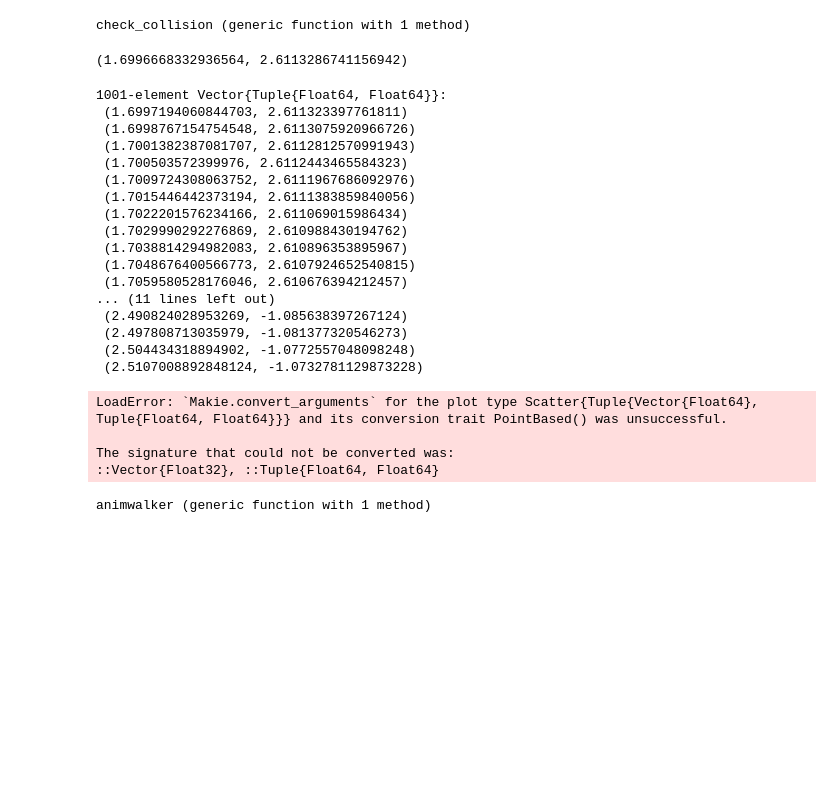
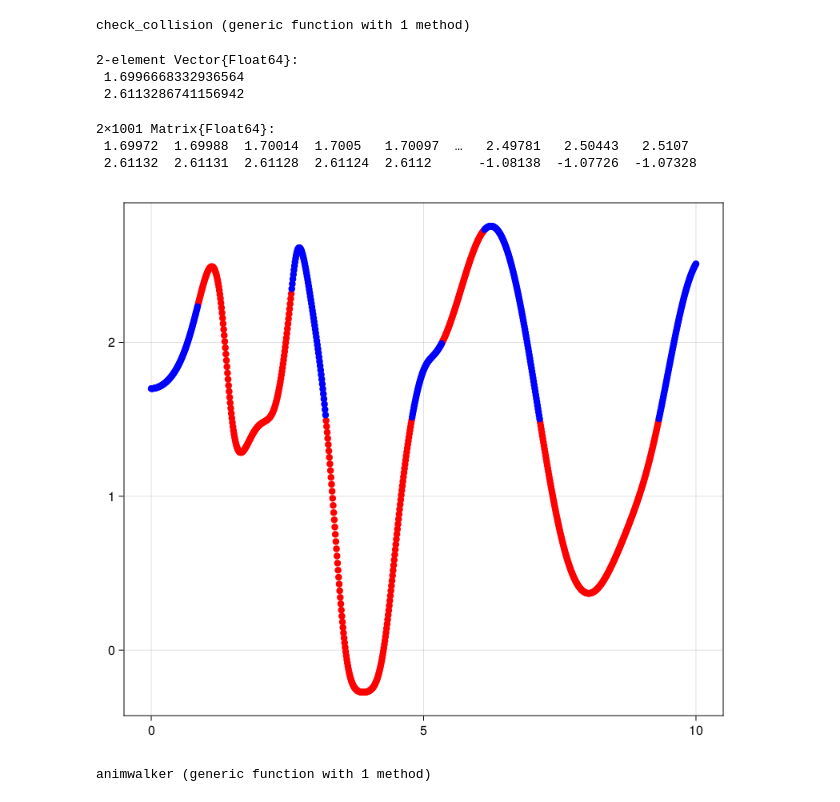
Before and after one commit to wmkouw/sim-contactdynamics, a Jupyter notebook: Simulation - Compass Walker.ipynb, the cells around one changed output. Saved outputs shown, nothing was run; the diff lists cells and outputs as text; code cells hidden in the pictures; blank space fills up the shorter version.

```diff
--- a/Simulation - Compass Walker.ipynb
+++ b/Simulation - Compass Walker.ipynb
@@ -267,47 +267,32 @@ for (n,t) in enumerate(time)
 
 end
 # %%
-function tmp(z1,z2)
-    xk = contact[1] + l*cos(-z1 + π/2) + l*cos(-z2 + π/2)
-    yk = contact[2] + l*sin(-z1 + π/2) + l*sin(-z2 + π/2)
-    return xk,yk
+function angles2end(θ,η)
+    xk = contact[1] + l*cos(-θ + π/2) + l*cos(-η + π/2)
+    yk = contact[2] + l*sin(-θ + π/2) + l*sin(-η + π/2)
+    return [xk,yk]
 end
 
-tmp(z_0[1], z_0[2])
+angles2end(z_0[1], z_0[2])
 # %% [output]
-(1.6996668332936564, 2.6113286741156942)
+2-element Vector{Float64}:
+ 1.6996668332936564
+ 2.6113286741156942
 # %%
-tt = [tmp(z_[1,i], z_[2,i]) for i in 1:T]
+tt = cat([angles2end(z_[1,i], z_[2,i]) for i in 1:T]..., dims=2)
 # %% [output]
-1001-element Vector{Tuple{Float64, Float64}}:
- (1.6997194060844703, 2.611323397761811)
- (1.6998767154754548, 2.6113075920966726)
- (1.7001382387081707, 2.6112812570991943)
- (1.700503572399976, 2.6112443465584323)
- (1.7009724308063752, 2.6111967686092976)
- (1.7015446442373194, 2.6111383859840056)
- (1.7022201576234166, 2.611069015986434)
- (1.7029990292276869, 2.610988430194762)
- (1.7038814294982083, 2.610896353895967)
- (1.7048676400566773, 2.6107924652540815)
- (1.7059580528176046, 2.610676394212457)
-... (11 lines left out)
- (2.490824028953269, -1.085638397267124)
- (2.497808713035979, -1.081377320546273)
- (2.504434318894902, -1.0772557048098248)
- (2.5107008892848124, -1.0732781129873228)
+2×1001 Matrix{Float64}:
+ 1.69972  1.69988  1.70014  1.7005   1.70097  …   2.49781   2.50443   2.5107
+ 2.61132  2.61131  2.61128  2.61124  2.6112      -1.08138  -1.07726  -1.07328
 # %%
 f = Figure(resolution=(800,700))
 ax = Axis(f[1, 1])
 
-scatter!(time[c_], tt[c_][2], color=:red)
-scatter!(time[.!c_], tt[.!c_][2], color=:blue)
+scatter!(time[c_], tt[1,c_], color=:red)
+scatter!(time[.!c_], tt[1,.!c_], color=:blue)
 f
 # %% [output]
-LoadError: `Makie.convert_arguments` for the plot type Scatter{Tuple{Vector{Float64}, Tuple{Float64, Float64}}} and its conversion trait PointBased() was unsuccessful.
-
-The signature that could not be converted was:
-::Vector{Float32}, ::Tuple{Float64, Float64}
+[figure, added]
 # %%
 function animwalker(θt::Vector{Vector{Float64}}, contact::Vector{Float64})
 
```
Also changed, not shown: parts of 2 cells of this notebook.
